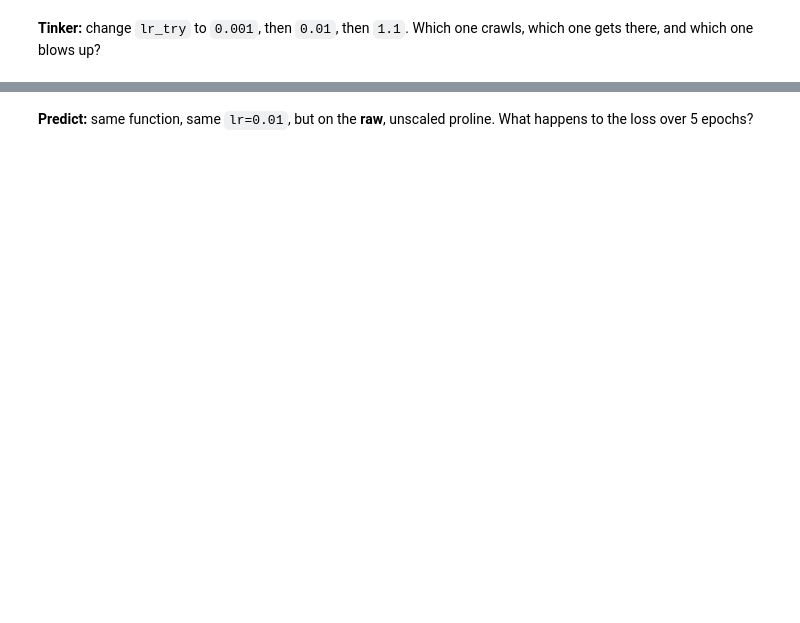
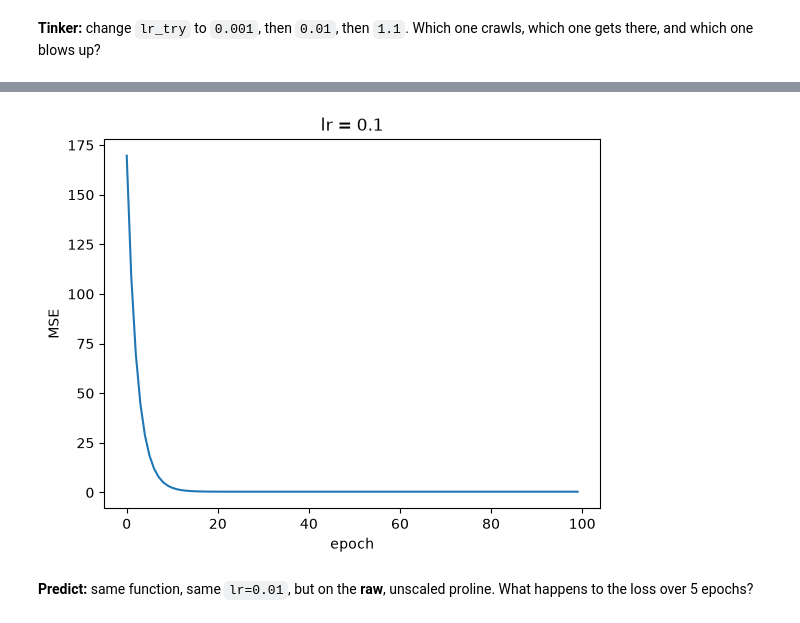
Before and after one commit to himanibalaga/JCP-fall-26, a Jupyter notebook: Week_6.ipynb, the cells around one changed output, grey strips where cells are left out. Cells and saved outputs as stored; diff of their text form; code cells hidden in the pictures; blank space fills up the shorter version.

```diff
--- a/Week_6.ipynb
+++ b/Week_6.ipynb
@@ -318,7 +428,7 @@ print("GD:      w =", round(w_gd, 3), "  b =", round(b_gd, 3))
 # %% [markdown]
 **Tinker:** change `lr_try` to `0.001`, then `0.01`, then `1.1`. Which one crawls, which one gets there, and which one blows up?
 # %%
-lr_try = 0.1
+lr_try = .1
 _, _, losses_try = gradient_descent(x_wine, y_alcohol, lr=lr_try, epochs=100)
 print("final loss:", losses_try[-1])
 
@@ -327,3 +437,4 @@ plt.xlabel("epoch")
 plt.ylabel("MSE")
 plt.title(f"lr = {lr_try}")
 plt.show()
+# %% [output]
@@ -330,3 +442,4 @@ plt.show()
+[figure, added]
 # %% [markdown]
 **Predict:** same function, same `lr=0.01`, but on the **raw**, unscaled proline. What happens to the loss over 5 epochs?
 # %%
```
Also changed, not shown: parts of 37 cells of this notebook.
